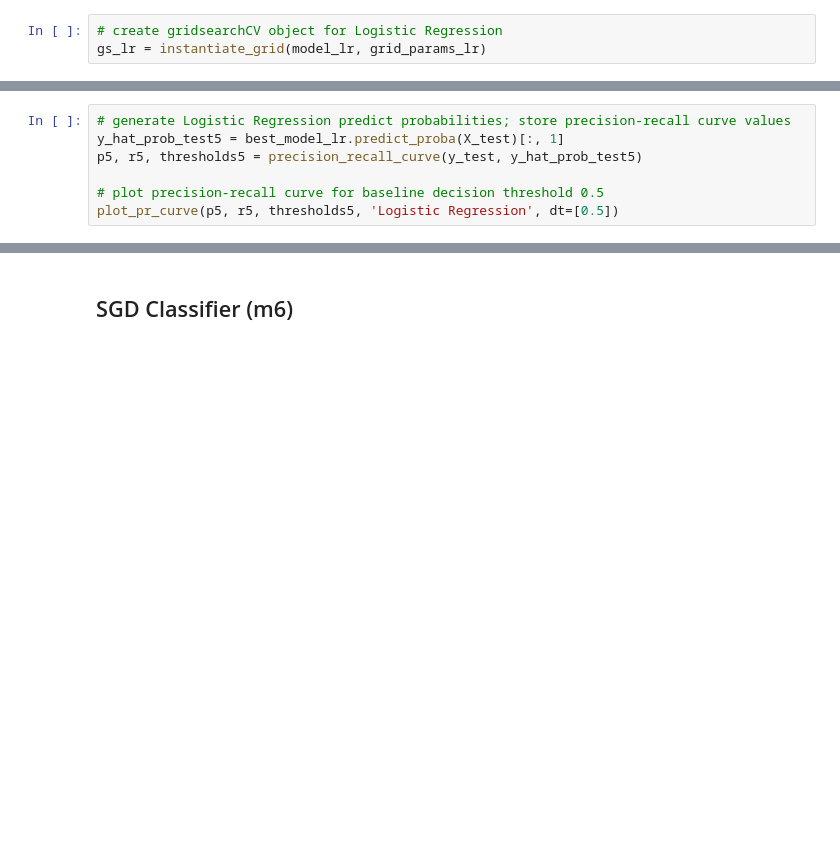
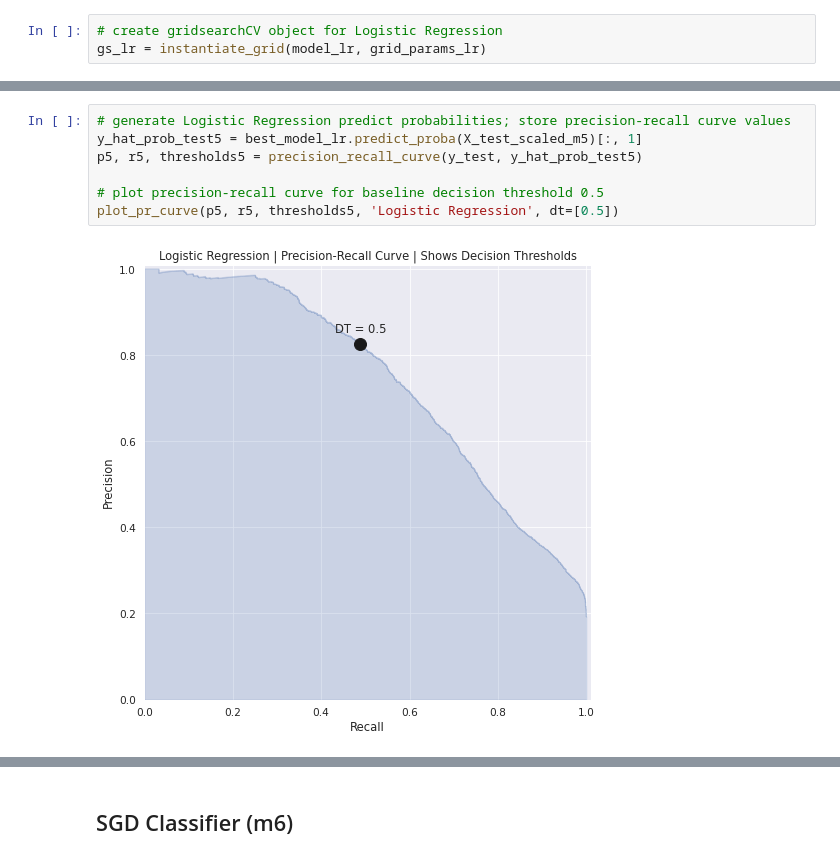
Before and after one commit to cutterback/p05-olist-customer-rating-prediction, a Jupyter notebook: Olist_Customer_Rating_Model.ipynb, the cells around one changed output, grey strips where cells are left out. Saved outputs shown, nothing was run; the diff lists cells and outputs as text; blank space fills up the shorter version.

```diff
--- a/Olist_Customer_Rating_Model.ipynb
+++ b/Olist_Customer_Rating_Model.ipynb
@@ -1593,10 +1625,12 @@ display_class_report(y_test, y_hat_test5)
 # %%
 # generate Logistic Regression predict probabilities; store precision-recall curve values
-y_hat_prob_test5 = best_model_lr.predict_proba(X_test)[:, 1]
+y_hat_prob_test5 = best_model_lr.predict_proba(X_test_scaled_m5)[:, 1]
 p5, r5, thresholds5 = precision_recall_curve(y_test, y_hat_prob_test5)
 
 # plot precision-recall curve for baseline decision threshold 0.5
 plot_pr_curve(p5, r5, thresholds5, 'Logistic Regression', dt=[0.5])
+# %% [output]
+[figure, added]
 # %%
 # plot precision and recall against decision threshold options
 plot_pr_vs_dt(p5, r5, thresholds5, 'Logistic Regression')
```
Also changed, not shown: parts of 20 cells of this notebook.
